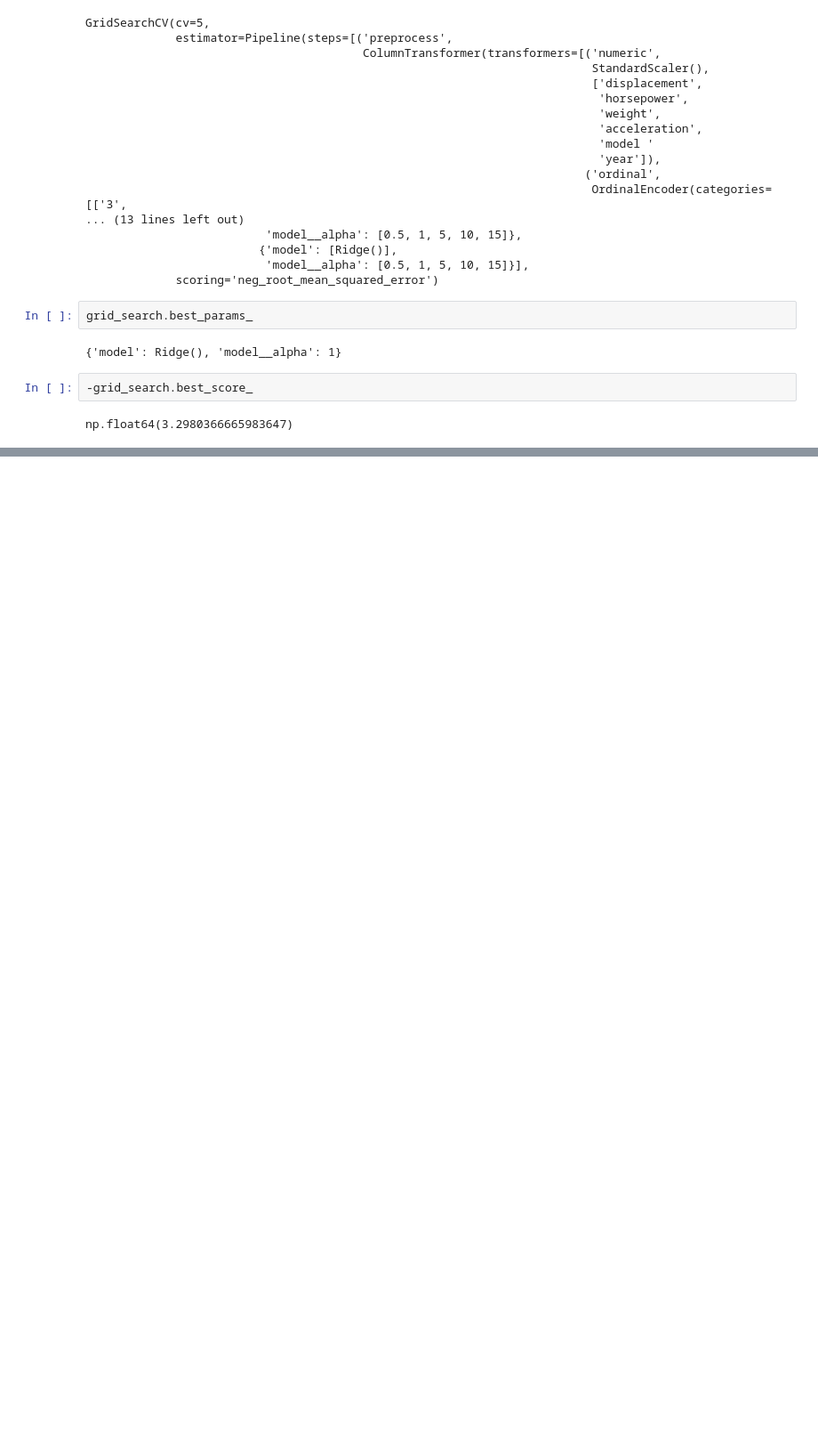
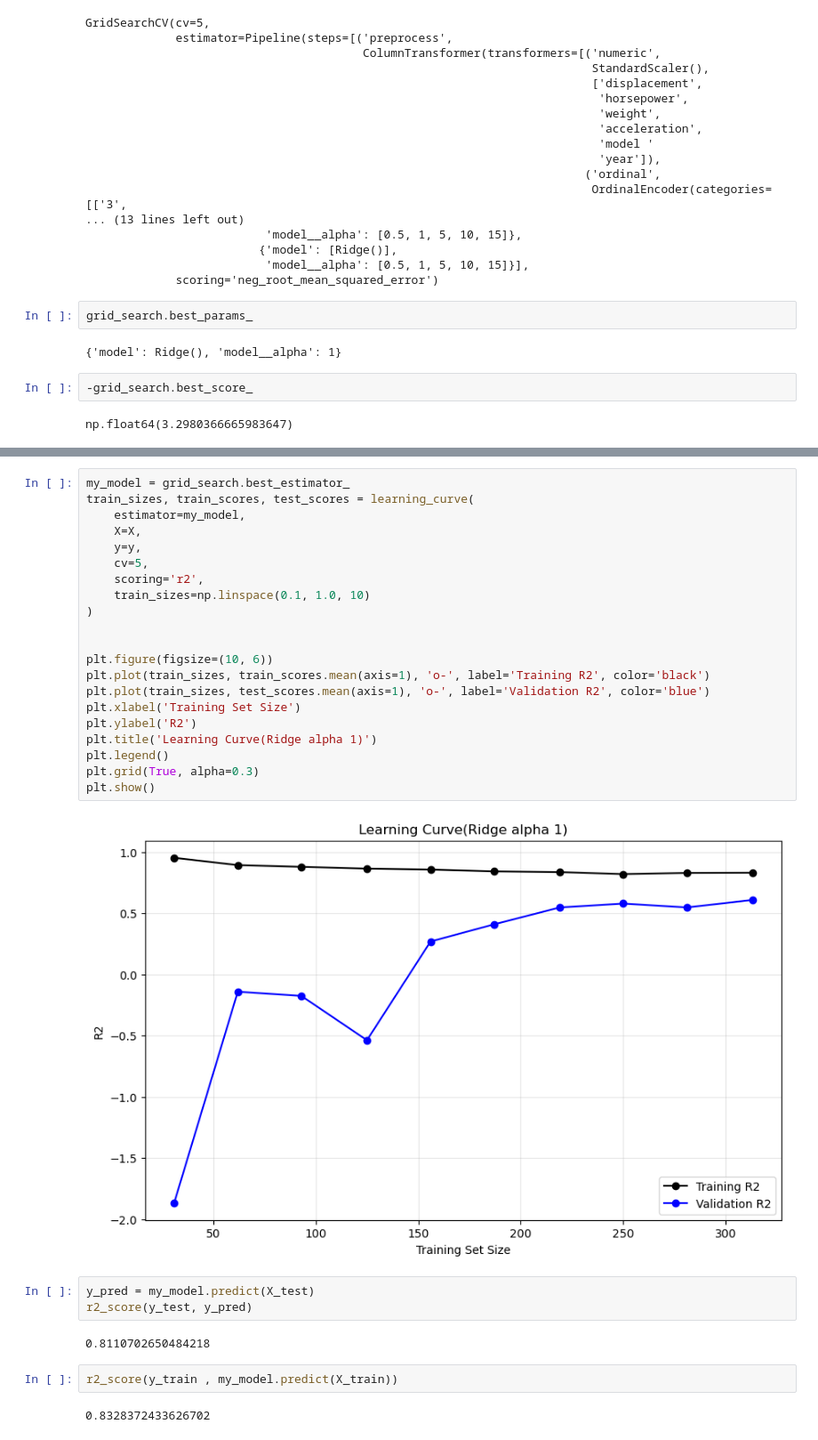
Before and after one commit to qamarr6092/Machine-Learning, a Jupyter notebook: Linear Regression/regularizatoin.ipynb, the cells around one changed output, grey strips where cells are left out. Shown at 89% size. Drawn from its saved outputs; the diff is of its cells as text; blank space fills up the shorter version.

Commit message:
ridge regression for mpg

```diff
--- a/Linear Regression/regularizatoin.ipynb
+++ b/Linear Regression/regularizatoin.ipynb
@@ -826,0 +827,32 @@ pd.DataFrame(cv).sort_values('rank_test_score')
+# %%
+my_model = grid_search.best_estimator_
+train_sizes, train_scores, test_scores = learning_curve(
+    estimator=my_model,
+    X=X,
+    y=y,
+    cv=5,
+    scoring='r2',
+    train_sizes=np.linspace(0.1, 1.0, 10)
+)
+
+
+plt.figure(figsize=(10, 6))
+plt.plot(train_sizes, train_scores.mean(axis=1), 'o-', label='Training R2', color='black')
+plt.plot(train_sizes, test_scores.mean(axis=1), 'o-', label='Validation R2', color='blue')
+plt.xlabel('Training Set Size')
+plt.ylabel('R2')
+plt.title('Learning Curve(Ridge alpha 1)')
+plt.legend()
+plt.grid(True, alpha=0.3)
+plt.show()
+# %% [output]
+[figure, added]
+# %%
+y_pred = my_model.predict(X_test)
+r2_score(y_test, y_pred)
+# %% [output]
+0.8110702650484218
+# %%
+r2_score(y_train , my_model.predict(X_train))
+# %% [output]
+0.8328372433626702
```
Also changed, not shown: parts of 19 cells of this notebook.
